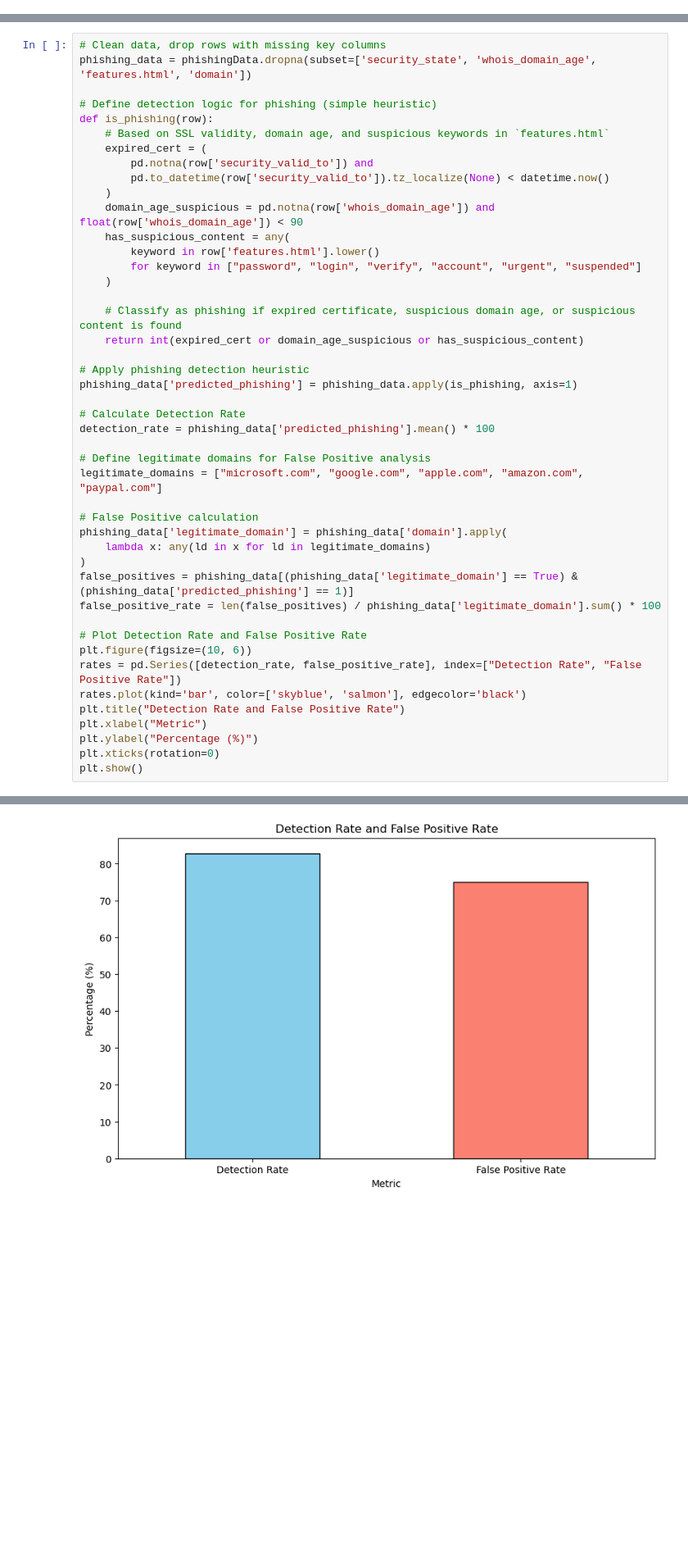
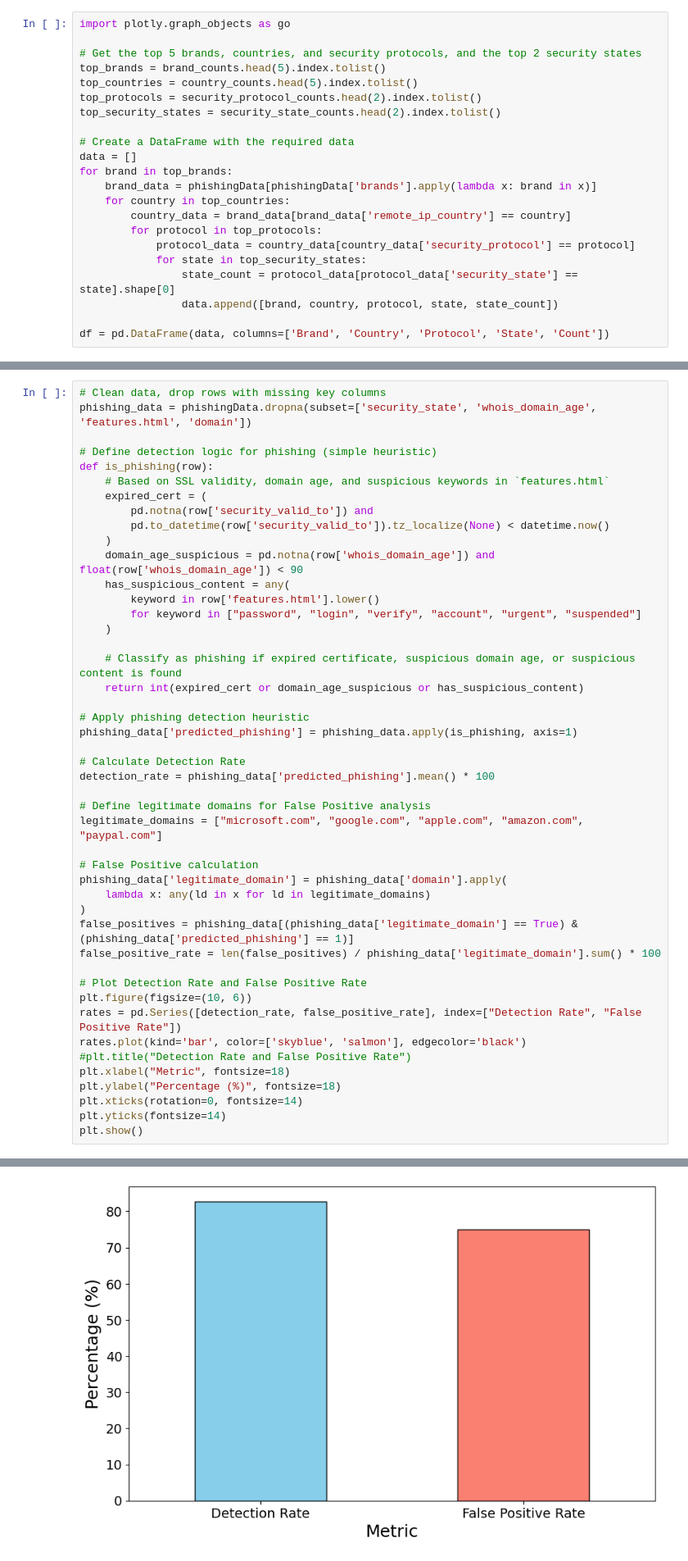
Before and after one commit to saikiranpennam/QuantitativeStudyofPhishing, a Jupyter notebook: phishingcode.ipynb, the cells around one changed output, grey strips where cells are left out. Shown at 82% size. Saved outputs shown, nothing was run; the diff lists cells and outputs as text; blank space fills up the shorter version.

```diff
--- a/phishingcode.ipynb
+++ b/phishingcode.ipynb
@@ -537,0 +634,22 @@ plt.show()
+# %%
+import plotly.graph_objects as go
+
+# Get the top 5 brands, countries, and security protocols, and the top 2 security states
+top_brands = brand_counts.head(5).index.tolist()
+top_countries = country_counts.head(5).index.tolist()
+top_protocols = security_protocol_counts.head(2).index.tolist()
+top_security_states = security_state_counts.head(2).index.tolist()
+
+# Create a DataFrame with the required data
+data = []
+for brand in top_brands:
+    brand_data = phishingData[phishingData['brands'].apply(lambda x: brand in x)]
+    for country in top_countries:
+        country_data = brand_data[brand_data['remote_ip_country'] == country]
+        for protocol in top_protocols:
+            protocol_data = country_data[country_data['security_protocol'] == protocol]
+            for state in top_security_states:
+                state_count = protocol_data[protocol_data['security_state'] == state].shape[0]
+                data.append([brand, country, protocol, state, state_count])
+
+df = pd.DataFrame(data, columns=['Brand', 'Country', 'Protocol', 'State', 'Count'])
@@ -649,10 +824,11 @@ false_positive_rate = len(false_positives) / phishing_data['legitimate_domain'].
 plt.figure(figsize=(10, 6))
 rates = pd.Series([detection_rate, false_positive_rate], index=["Detection Rate", "False Positive Rate"])
 rates.plot(kind='bar', color=['skyblue', 'salmon'], edgecolor='black')
-plt.title("Detection Rate and False Positive Rate")
-plt.xlabel("Metric")
-plt.ylabel("Percentage (%)")
-plt.xticks(rotation=0)
+#plt.title("Detection Rate and False Positive Rate")
+plt.xlabel("Metric", fontsize=18)
+plt.ylabel("Percentage (%)", fontsize=18)
+plt.xticks(rotation=0, fontsize=14)
+plt.yticks(fontsize=14)
 plt.show()
 # %% [output]
 A value is trying to be set on a copy of a slice from a DataFrame.
@@ -668,4 +845,4 @@ See the caveats in the documentation: https://pandas.pydata.org/pandas-docs/stab
-[figure, old version]
+[figure, new version]
 # %%
 phishing_data = phishingData.dropna(subset=['protocol', 'whois_domain_age'])
 
```
Also changed, not shown: parts of 11 cells of this notebook.
